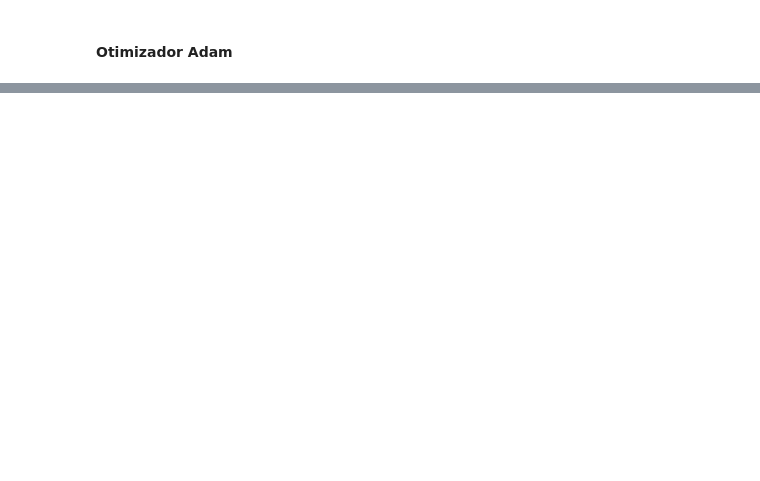
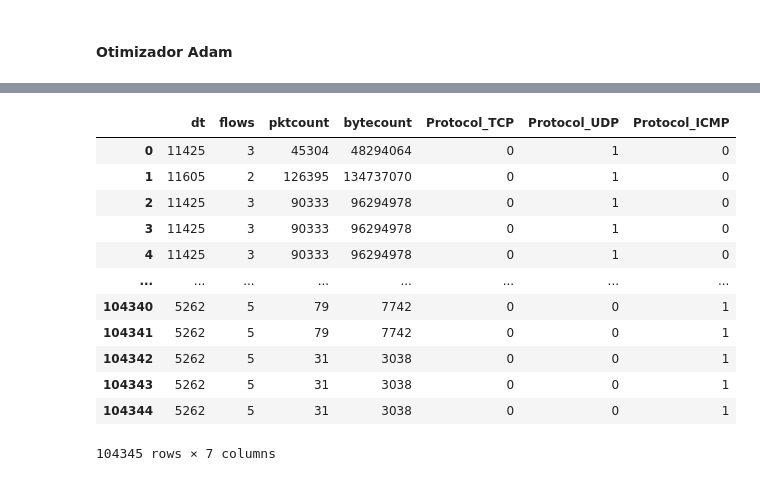
Before and after one commit to ajsalmeida/Data-Science-Projects, a Jupyter notebook: SND_Attack_detect/ddos_attack_classifier.ipynb, the cells around one changed output, grey strips where cells are left out. Drawn from its saved outputs; the diff is of its cells as text; code cells hidden in the pictures; blank space fills up the shorter version.

```diff
--- a/SND_Attack_detect/ddos_attack_classifier.ipynb
+++ b/SND_Attack_detect/ddos_attack_classifier.ipynb
@@ -452,0 +401,17 @@ sns.heatmap(neg, annot=False,vmin=-1,vmax=1,cmap='coolwarm',linewidths=1.0)
+# %%
+features = df[['dt','flows','pktcount','bytecount','Protocol_TCP','Protocol_UDP','Protocol_ICMP']]
+features
+# %% [output]
+|  | dt | flows | pktcount | bytecount | Protocol_TCP | Protocol_UDP | Protocol_ICMP |
+| 0 | 11425 | 3 | 45304 | 48294064 | 0 | 1 | 0 |
+| 1 | 11605 | 2 | 126395 | 134737070 | 0 | 1 | 0 |
+| 2 | 11425 | 3 | 90333 | 96294978 | 0 | 1 | 0 |
+| 3 | 11425 | 3 | 90333 | 96294978 | 0 | 1 | 0 |
+| 4 | 11425 | 3 | 90333 | 96294978 | 0 | 1 | 0 |
+| ... | ... | ... | ... | ... | ... | ... | ... |
+| 104340 | 5262 | 5 | 79 | 7742 | 0 | 0 | 1 |
+| 104341 | 5262 | 5 | 79 | 7742 | 0 | 0 | 1 |
+| 104342 | 5262 | 5 | 31 | 3038 | 0 | 0 | 1 |
+| 104343 | 5262 | 5 | 31 | 3038 | 0 | 0 | 1 |
+| 104344 | 5262 | 5 | 31 | 3038 | 0 | 0 | 1 |
+104345 rows × 7 columns
```
Also changed, not shown: parts of 40 cells of this notebook.
